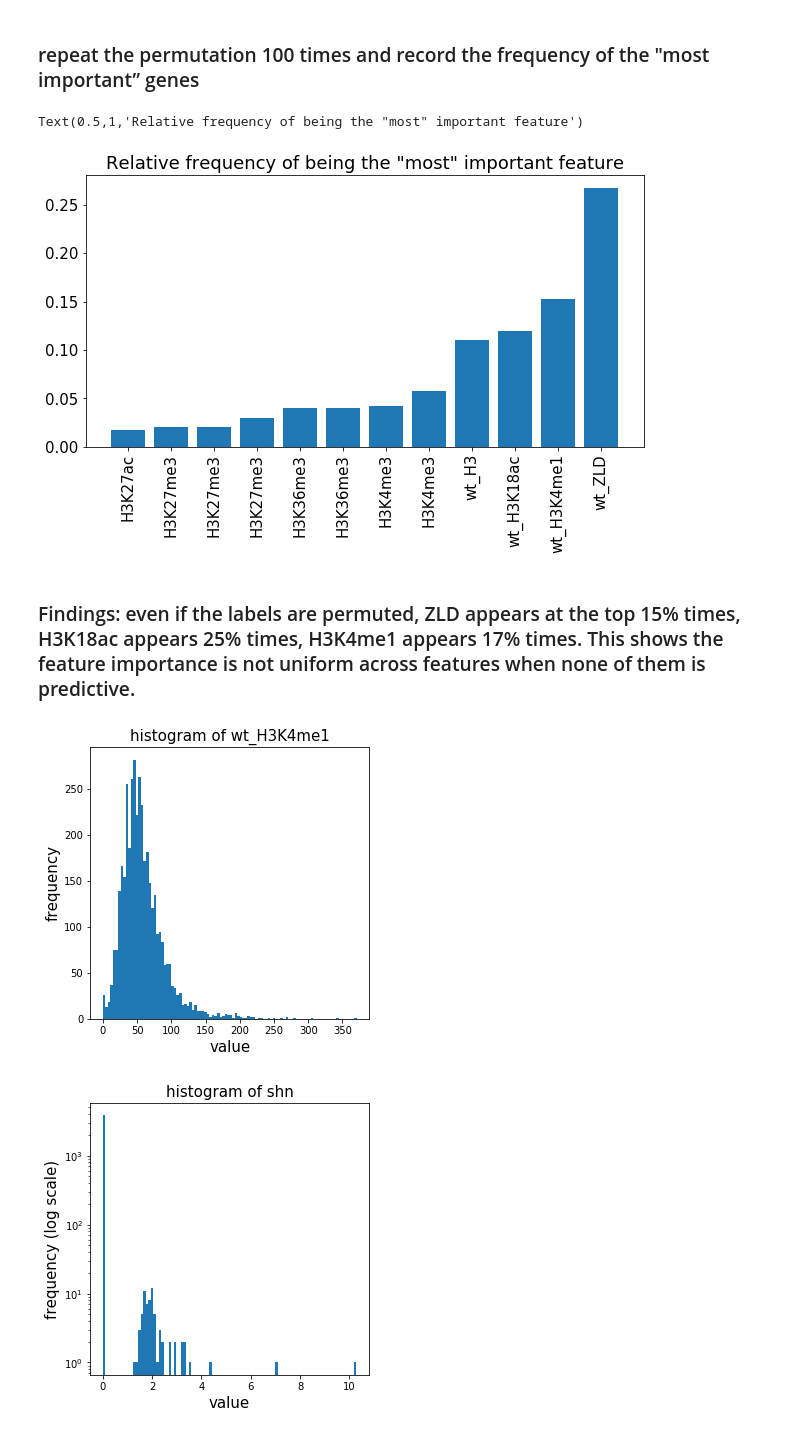
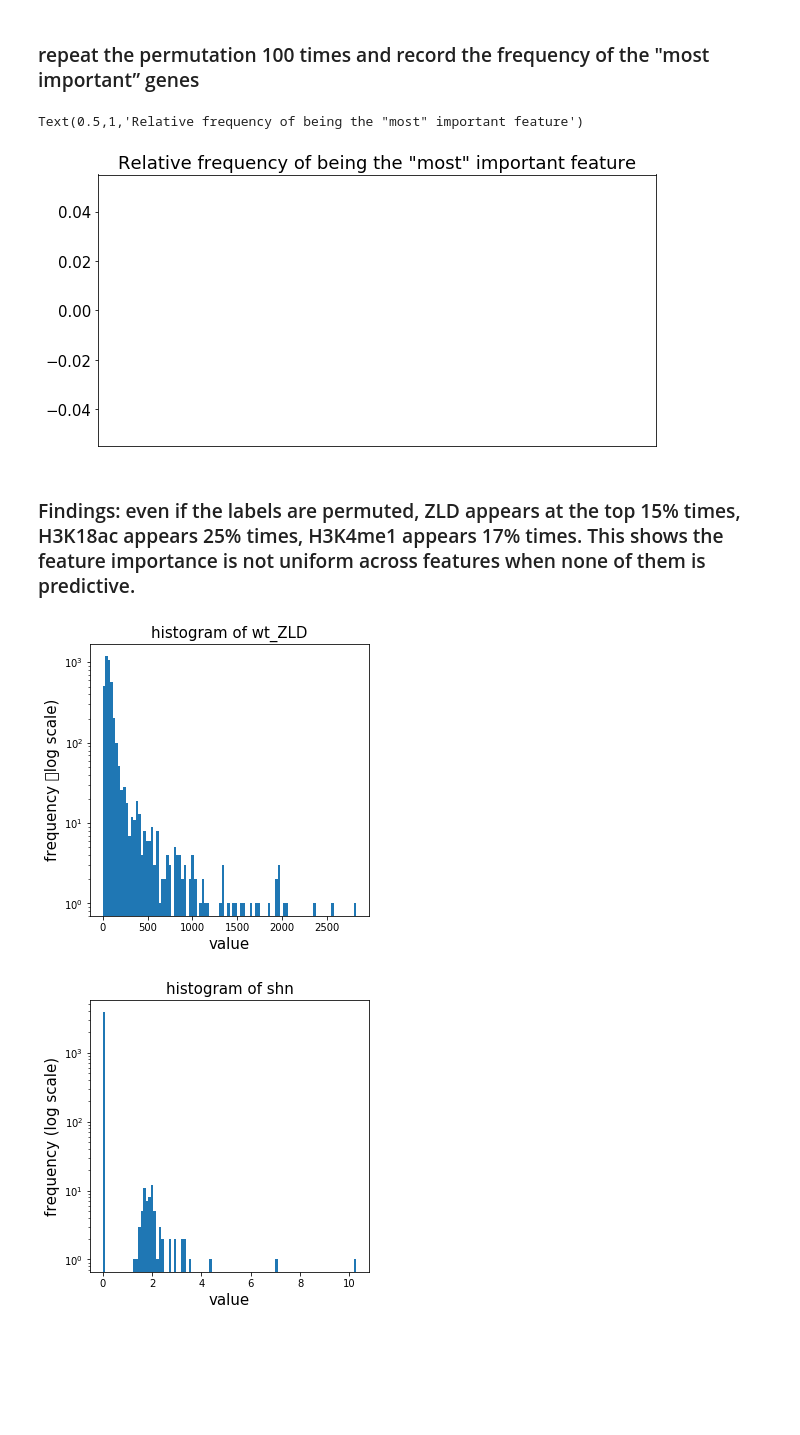
Before and after one commit to shifwang/Enhancer, a Jupyter notebook: explorations/02_label_permutatoin.ipynb, the cells around one changed output. Cells and saved outputs as stored; diff of their text form; code cells hidden in the pictures; blank space fills up the shorter version.

```diff
--- a/explorations/02_label_permutatoin.ipynb
+++ b/explorations/02_label_permutatoin.ipynb
@@ -74,7 +74,7 @@ Text(0.5,1,'feature importance of RF after permutation.')
 # %% [markdown]
 ### repeat the permutation 100 times and record the frequency of the "most important” genes
 # %%
-n_trials = 400
+n_trials = 1
 records = []
 for _ in range(n_trials):
     y_train = np.random.permutation(y_train)
@@ -91,18 +91,19 @@ plt.tick_params(axis='both', which='major', labelsize=15)
 plt.title('Relative frequency of being the "most" important feature', fontsize=18)
 # %% [output]
 Text(0.5,1,'Relative frequency of being the "most" important feature')
-[figure, old version]
+[figure, new version]
 # %% [markdown]
 ### Findings: even if the labels are permuted, ZLD appears at the top 15% times, H3K18ac appears 25% times, H3K4me1 appears 17% times. This shows the feature importance is not uniform across features when none of them is predictive.
 # %%
 plt.figure(figsize = (5, 5))
 plt.hist(X_train[:, np.argmax(rf.feature_importances_)], bins=100)
 plt.title('histogram of %s'%(varnames[1, np.argmax(rf.feature_importances_)]), fontsize=15)
 plt.xlabel('value', fontsize=15)
-plt.ylabel('frequency', fontsize=15)
+plt.ylabel('frequency （log scale)', fontsize=15)
+plt.yscale('log')
 plt.show()
 # %% [output]
-[figure, old version]
+[figure, new version]
 # %%
 plt.figure(figsize = (5, 5))
 plt.hist(X_train[:, np.argmin(rf.feature_importances_)], bins=100)
```
Also changed, not shown: parts of 1 cell of this notebook.
